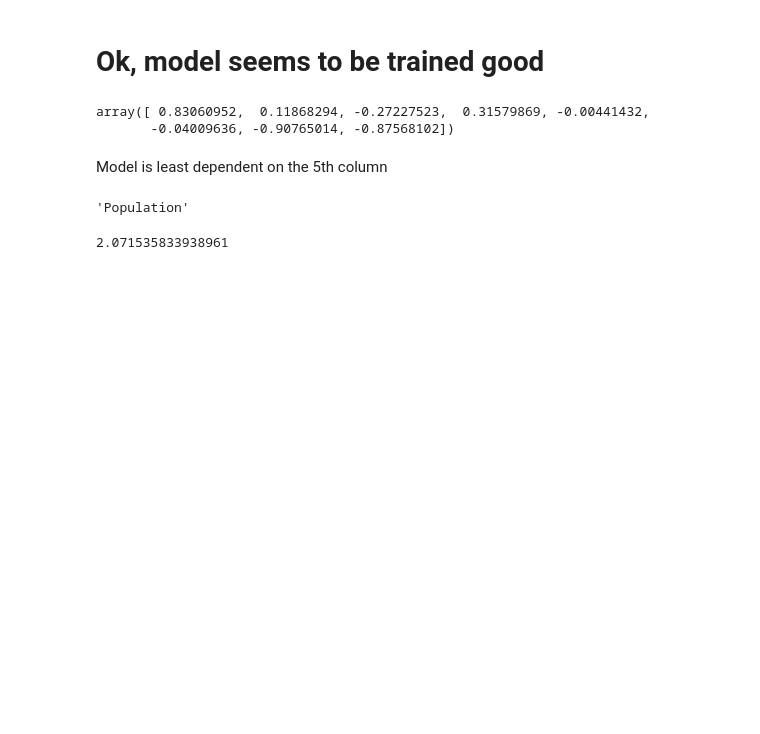
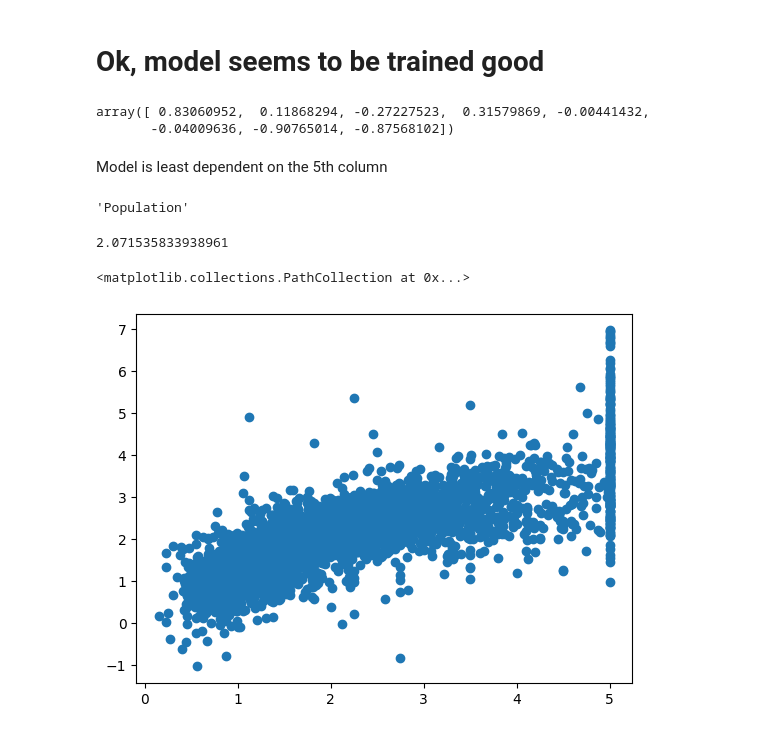
Before and after one commit to GOLISHYAMP/Colab_Notebooks, a Jupyter notebook: MultipleLinearRegression.ipynb, the cells around one changed output. Saved outputs shown, nothing was run; the diff lists cells and outputs as text; code cells hidden in the pictures; blank space fills up the shorter version.

Commit message:
some more plots are included

```diff
--- a/MultipleLinearRegression.ipynb
+++ b/MultipleLinearRegression.ipynb
@@ -169,3 +169,8 @@ dataset.feature_names[4]
 mlr.intercept_
 # %% [output]
 2.071535833938961
+# %%
+plt.scatter(y_test,y_pred)
+# %% [output]
+<matplotlib.collections.PathCollection at 0x...>
+[figure, added]
```
Also changed, not shown: parts of 2 cells of this notebook.
